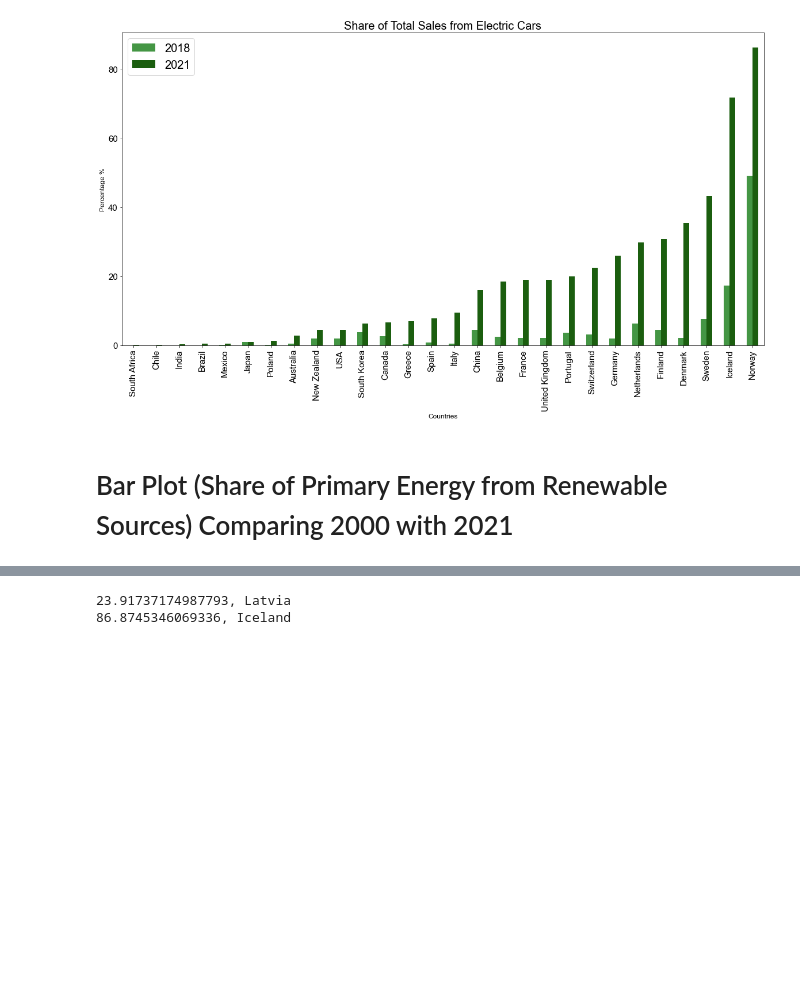
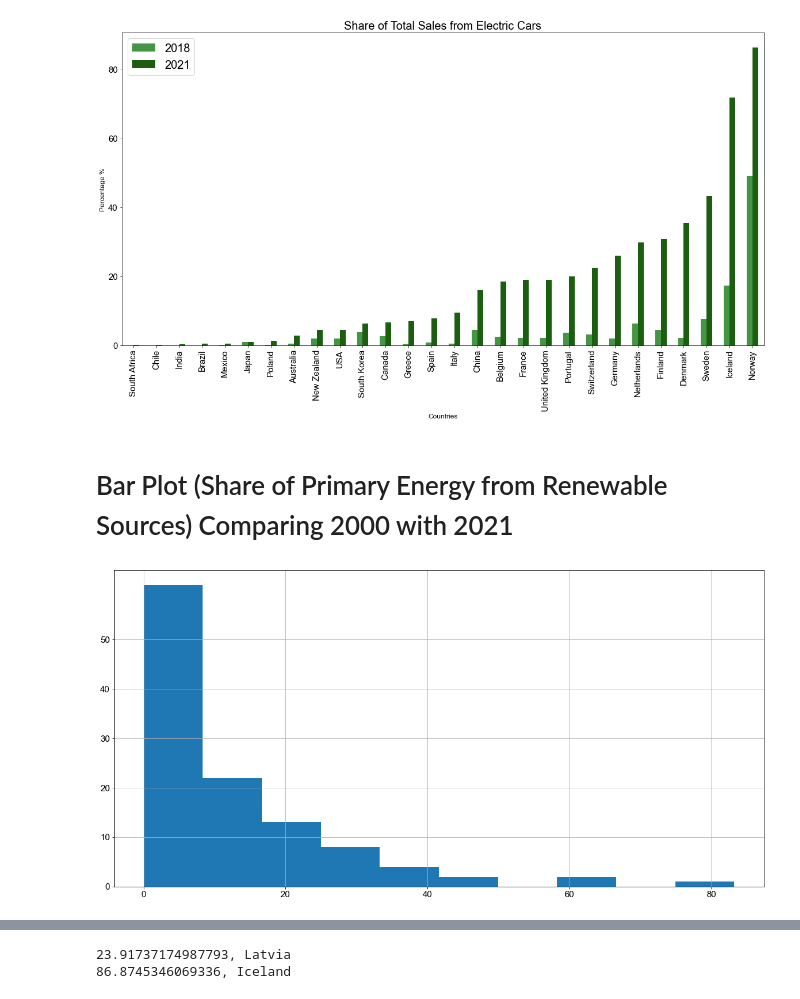
Before and after one commit to aaroln/ev, a Jupyter notebook: presentation.ipynb, the cells around one changed output, grey strips where cells are left out. Saved outputs shown, nothing was run; the diff lists cells and outputs as text; code cells hidden in the pictures; blank space fills up the shorter version.

```diff
--- a/presentation.ipynb
+++ b/presentation.ipynb
@@ -259,3 +259,17 @@ plt.show()
 [figure]
 # %% [markdown]
 # Bar Plot (Share of Primary Energy from Renewable Sources) Comparing 2000 with 2021
+# %%
+j = renewable_share.Year == 2011
+renewable_2000 = renewable_share[j]
+
+k = renewable_share.Year == 2021
+renewable_2021 = renewable_share[k]
+
+renewable_2000['Renewables (% equivalent primary energy)'].hist()
+
+plt.yticks(list(range(0,60,10)))
+
+plt.show()
+# %% [output]
+[figure, added]
```
Also changed, not shown: parts of 2 cells of this notebook.
